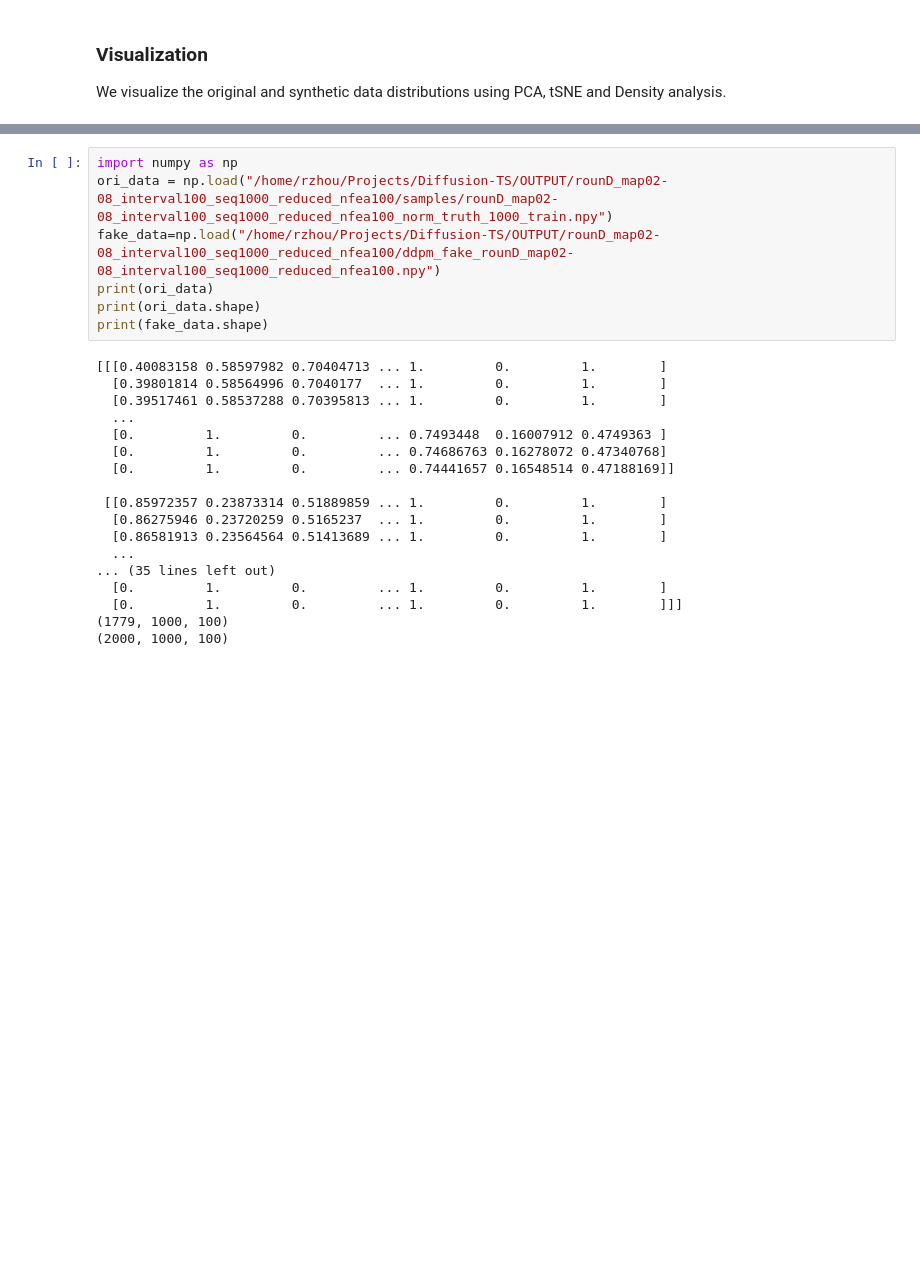
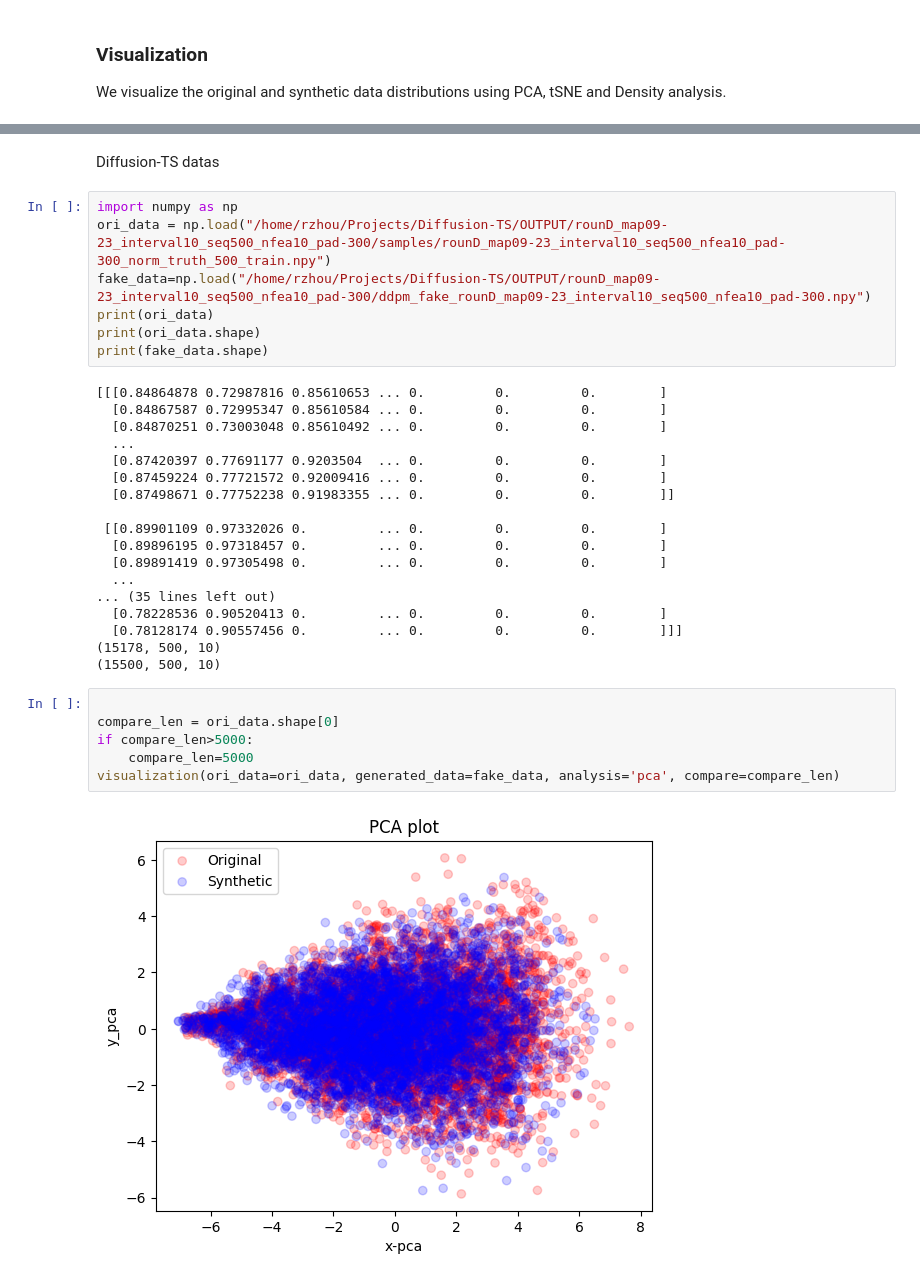
Before and after one commit to RuizhangZhou/Diffusion-TS, a Jupyter notebook: Tutorial_0.ipynb, the cells around one changed output, grey strips where cells are left out. Drawn from its saved outputs; the diff is of its cells as text; blank space fills up the shorter version.

```diff
--- a/Tutorial_0.ipynb
+++ b/Tutorial_0.ipynb
@@ -61,26 +118,36 @@ We visualize the original and synthetic data distributions using PCA, tSNE and D
+# %% [markdown]
+Diffusion-TS datas
 # %%
 import numpy as np
-ori_data = np.load("/home/rzhou/Projects/Diffusion-TS/OUTPUT/rounD_map02-08_interval100_seq1000_reduced_nfea100/samples/rounD_map02-08_interval100_seq1000_reduced_nfea100_norm_truth_1000_train.npy")
-fake_data=np.load("/home/rzhou/Projects/Diffusion-TS/OUTPUT/rounD_map02-08_interval100_seq1000_reduced_nfea100/ddpm_fake_rounD_map02-08_interval100_seq1000_reduced_nfea100.npy")
+ori_data = np.load("/home/rzhou/Projects/Diffusion-TS/OUTPUT/rounD_map09-23_interval10_seq500_nfea10_pad-300/samples/rounD_map09-23_interval10_seq500_nfea10_pad-300_norm_truth_500_train.npy")
+fake_data=np.load("/home/rzhou/Projects/Diffusion-TS/OUTPUT/rounD_map09-23_interval10_seq500_nfea10_pad-300/ddpm_fake_rounD_map09-23_interval10_seq500_nfea10_pad-300.npy")
 print(ori_data)
 print(ori_data.shape)
 print(fake_data.shape)
 # %% [output]
-[[[0.40083158 0.58597982 0.70404713 ... 1.         0.         1.        ]
-  [0.39801814 0.58564996 0.7040177  ... 1.         0.         1.        ]
-  [0.39517461 0.58537288 0.70395813 ... 1.         0.         1.        ]
+[[[0.84864878 0.72987816 0.85610653 ... 0.         0.         0.        ]
+  [0.84867587 0.72995347 0.85610584 ... 0.         0.         0.        ]
+  [0.84870251 0.73003048 0.85610492 ... 0.         0.         0.        ]
   ...
-  [0.         1.         0.         ... 0.7493448  0.16007912 0.4749363 ]
-  [0.         1.         0.         ... 0.74686763 0.16278072 0.47340768]
-  [0.         1.         0.         ... 0.74441657 0.16548514 0.47188169]]
+  [0.87420397 0.77691177 0.9203504  ... 0.         0.         0.        ]
+  [0.87459224 0.77721572 0.92009416 ... 0.         0.         0.        ]
+  [0.87498671 0.77752238 0.91983355 ... 0.         0.         0.        ]]
 
- [[0.85972357 0.23873314 0.51889859 ... 1.         0.         1.        ]
-  [0.86275946 0.23720259 0.5165237  ... 1.         0.         1.        ]
-  [0.86581913 0.23564564 0.51413689 ... 1.         0.         1.        ]
+ [[0.89901109 0.97332026 0.         ... 0.         0.         0.        ]
+  [0.89896195 0.97318457 0.         ... 0.         0.         0.        ]
+  [0.89891419 0.97305498 0.         ... 0.         0.         0.        ]
   ...
 ... (35 lines left out)
-  [0.         1.         0.         ... 1.         0.         1.        ]
-  [0.         1.         0.         ... 1.         0.         1.        ]]]
-(1779, 1000, 100)
-(2000, 1000, 100)
+  [0.78228536 0.90520413 0.         ... 0.         0.         0.        ]
+  [0.78128174 0.90557456 0.         ... 0.         0.         0.        ]]]
+(15178, 500, 10)
+(15500, 500, 10)
+# %%
+
+compare_len = ori_data.shape[0]
+if compare_len>5000:
+    compare_len=5000
+visualization(ori_data=ori_data, generated_data=fake_data, analysis='pca', compare=compare_len)
+# %% [output]
+[figure, added]
 # %%
```
Also changed, not shown: parts of 8 cells of this notebook, 9 other files.
